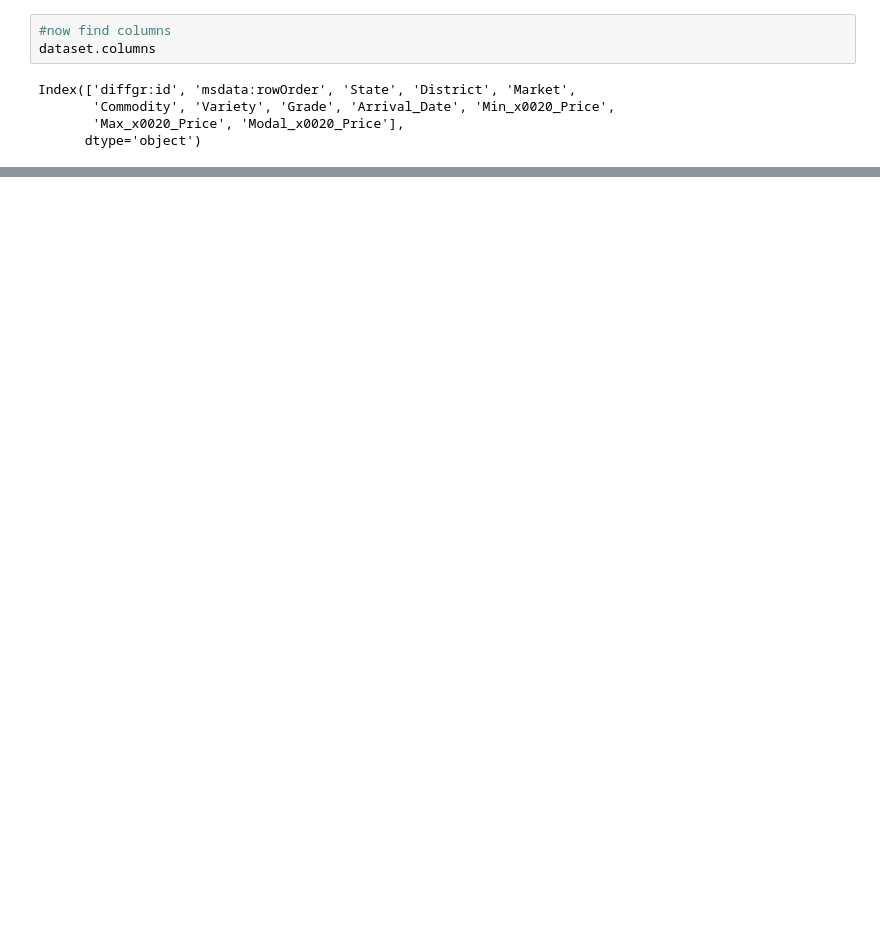
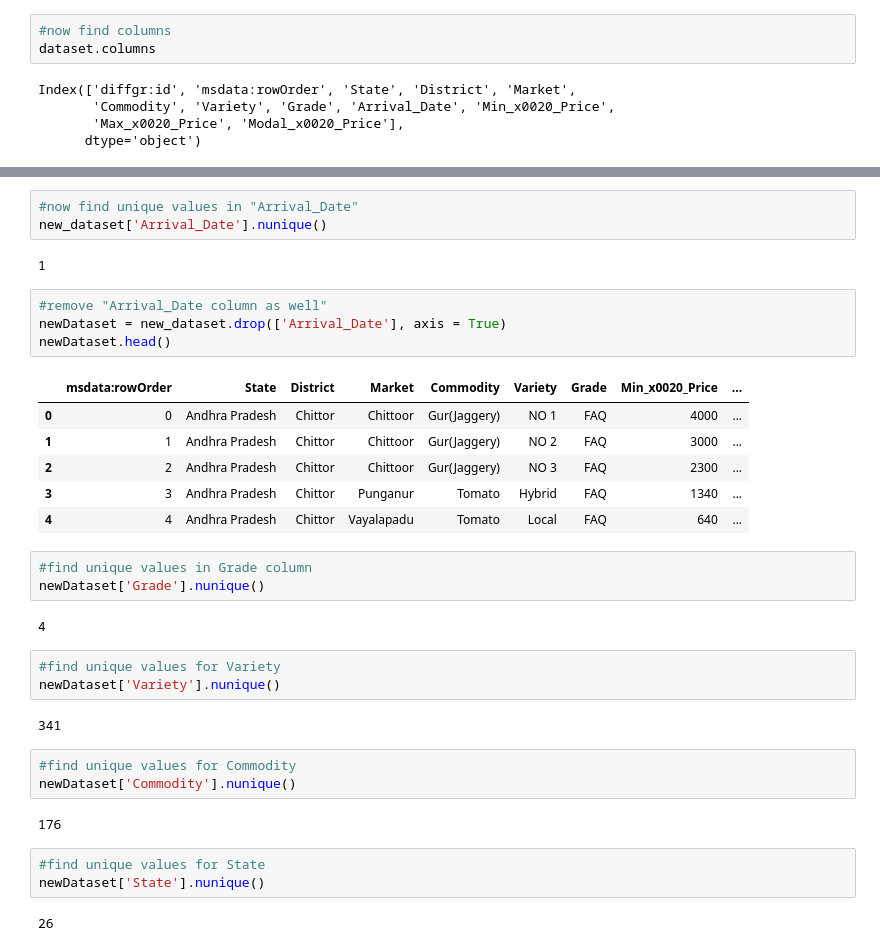
Before and after one commit to arfan64shah/Machine_Learning, a Jupyter notebook: Regression_Car_Prices_Prediction.ipynb, the cells around one changed output, grey strips where cells are left out. Cells and saved outputs as stored; diff of their text form; blank space fills up the shorter version.

```diff
--- a/Regression_Car_Prices_Prediction.ipynb
+++ b/Regression_Car_Prices_Prediction.ipynb
@@ -46,0 +39,36 @@ newDataset =
+# %%
+#now find unique values in "Arrival_Date"
+new_dataset['Arrival_Date'].nunique()
+# %% [output]
+1
+# %%
+#remove "Arrival_Date column as well"
+newDataset = new_dataset.drop(['Arrival_Date'], axis = True)
+newDataset.head()
+# %% [output]
+|  | msdata:rowOrder | State | District | Market | Commodity | Variety | Grade | Min_x0020_Price | ... |
+| 0 | 0 | Andhra Pradesh | Chittor | Chittoor | Gur(Jaggery) | NO 1 | FAQ | 4000 | ... |
+| 1 | 1 | Andhra Pradesh | Chittor | Chittoor | Gur(Jaggery) | NO 2 | FAQ | 3000 | ... |
+| 2 | 2 | Andhra Pradesh | Chittor | Chittoor | Gur(Jaggery) | NO 3 | FAQ | 2300 | ... |
+| 3 | 3 | Andhra Pradesh | Chittor | Punganur | Tomato | Hybrid | FAQ | 1340 | ... |
+| 4 | 4 | Andhra Pradesh | Chittor | Vayalapadu | Tomato | Local | FAQ | 640 | ... |
+# %%
+#find unique values in Grade column
+newDataset['Grade'].nunique()
+# %% [output]
+4
+# %%
+#find unique values for Variety
+newDataset['Variety'].nunique()
+# %% [output]
+341
+# %%
+#find unique values for Commodity
+newDataset['Commodity'].nunique()
+# %% [output]
+176
+# %%
+#find unique values for State
+newDataset['State'].nunique()
+# %% [output]
+26
```
Also changed, not shown: parts of 22 cells of this notebook.
